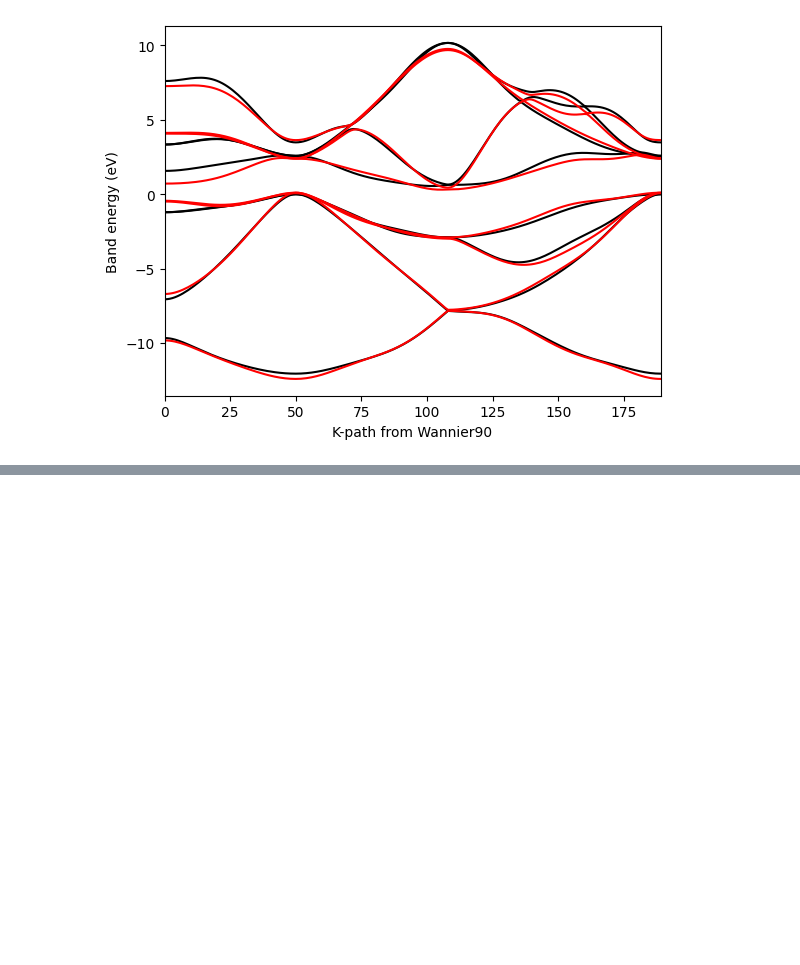
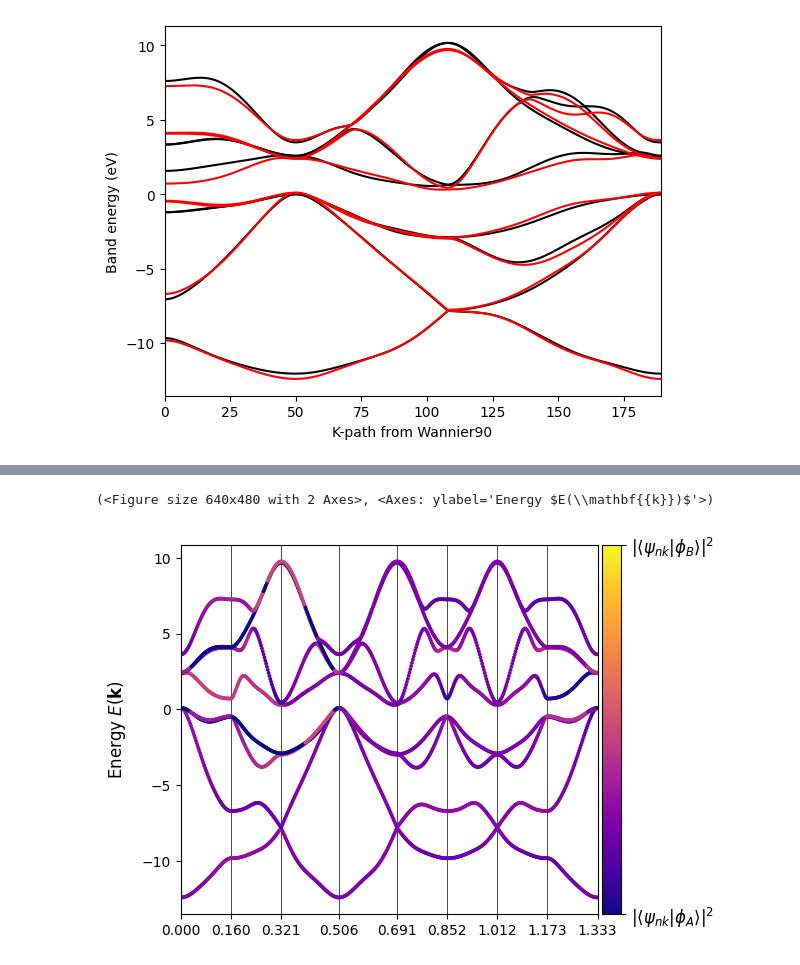
Before and after one commit to pythtb/pythtb, a Jupyter notebook: docs/source/examples_ipynb/w90.ipynb, the cells around one changed output, grey strips where cells are left out. Cells and saved outputs as stored; diff of their text form; code cells hidden in the pictures; blank space fills up the shorter version.

```diff
--- a/docs/source/examples_ipynb/w90.ipynb
+++ b/docs/source/examples_ipynb/w90.ipynb
@@ -80,0 +104,2 @@ Text(0, 0.5, 'Band energy (eV)')
+# %%
+k_path = [[0.0, 0.0, 0.0], [0.5, 0.0, 0.0], [0.5, 0.5, 0.0], [0.0, 0.0, 0.0], [0.0, 0.5, 0.5], [0.5, 0.5, 0.5], [0.5, 0.0, 0.5], [0.5, 0.5, 0.5], [1.0, 1.0, 1.0    ]]
@@ -80,0 +126,5 @@ Text(0, 0.5, 'Band energy (eV)')
+# %%
+my_model.plot_bands(k_path=k_path, nk=500, proj_orb_idx=[4, 3])
+# %% [output]
+(<Figure size 640x480 with 2 Axes>, <Axes: ylabel='Energy $E(\\mathbf{{k}})$'>)
+[figure, added]
```
Also changed, not shown: parts of 4 cells of this notebook, 22 other files.
